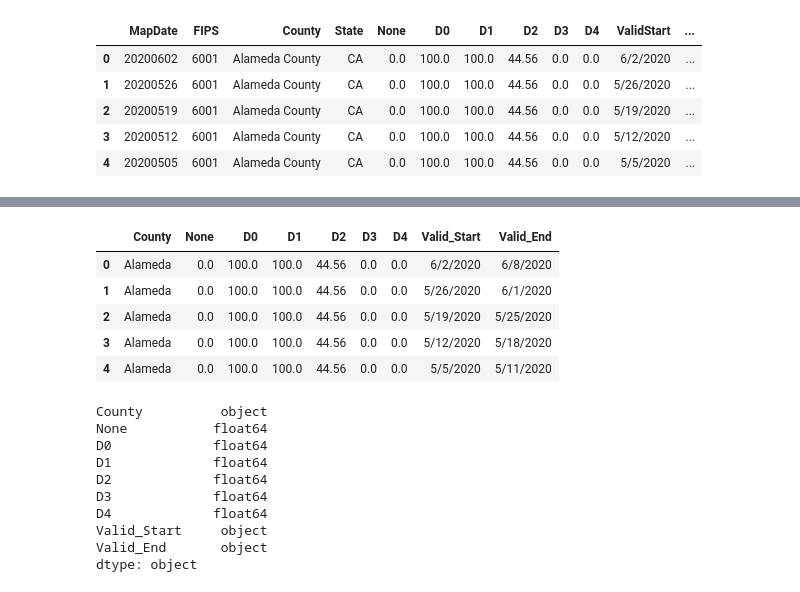
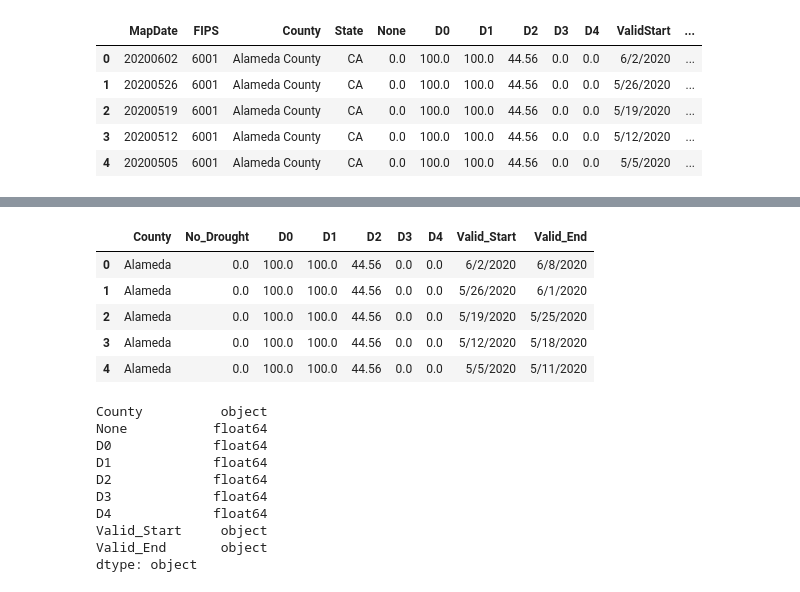
Before and after one commit to ericpiper/etl, a Jupyter notebook: etl_project.ipynb, the cells around one changed output, grey strips where cells are left out. Cells and saved outputs as stored; diff of their text form; code cells hidden in the pictures.

```diff
--- a/etl_project.ipynb
+++ b/etl_project.ipynb
@@ -44,10 +44,10 @@ drought_df = drought_df.drop(columns=['MapDate','StatisticFormatID','FIPS', 'Sta
 drought_df['County'] = drought_df['County'].str.replace(r'County', '')
 # %%
 # Renamed columns with underscores for postgres
-drought_df = drought_df.rename(columns={'ValidStart':'Valid_Start','ValidEnd':'Valid_End'})
+drought_df = drought_df.rename(columns={'ValidStart':'Valid_Start','ValidEnd':'Valid_End', 'None':'No_Drought'})
 drought_df.head()
 # %% [output]
-|  | County | None | D0 | D1 | D2 | D3 | D4 | Valid_Start | Valid_End |
+|  | County | No_Drought | D0 | D1 | D2 | D3 | D4 | Valid_Start | Valid_End |
 | 0 | Alameda | 0.0 | 100.0 | 100.0 | 44.56 | 0.0 | 0.0 | 6/2/2020 | 6/8/2020 |
 | 1 | Alameda | 0.0 | 100.0 | 100.0 | 44.56 | 0.0 | 0.0 | 5/26/2020 | 6/1/2020 |
 | 2 | Alameda | 0.0 | 100.0 | 100.0 | 44.56 | 0.0 | 0.0 | 5/19/2020 | 5/25/2020 |
```
Also changed, not shown: parts of 12 cells of this notebook, 1 other file.
